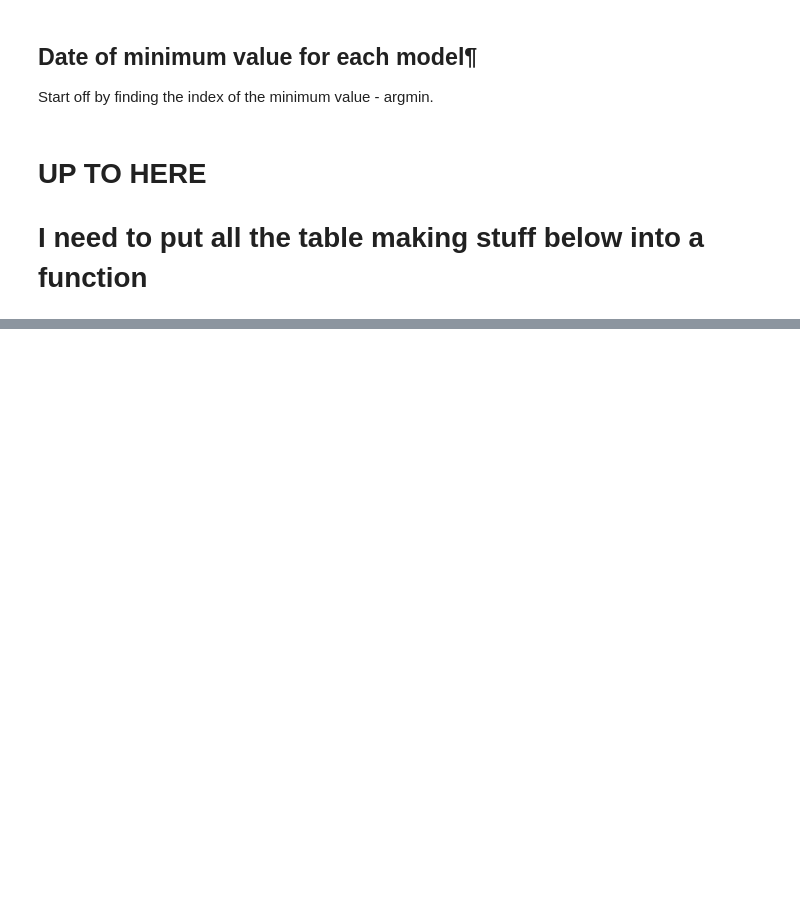
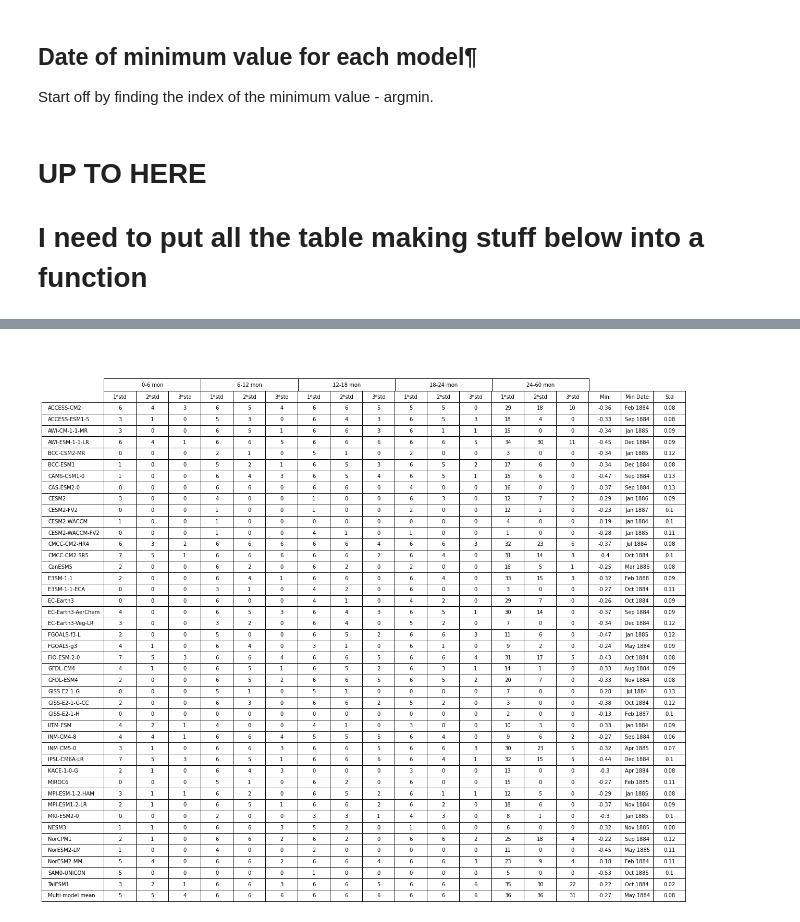
Before and after one commit to kbongi/masters_research, a Jupyter notebook: Statistical_significance_2020.12.22.ipynb, the cells around one changed output, grey strips where cells are left out. Drawn from its saved outputs; the diff is of its cells as text; code cells hidden in the pictures; blank space fills up the shorter version.

```diff
--- a/Statistical_significance_2020.12.22.ipynb
+++ b/Statistical_significance_2020.12.22.ipynb
@@ -302,0 +246,5 @@ stats_pr_EA = func.combine_stats(model_2std_count_EA.pr, model_3std_count_EA.pr,
+# %%
+func2=reload(func2)
+# %%
+# creates pandas dataframe table of event stats for global temperature
+event_stats_tas_Glob = func.stats_df(std_count_Glob.tas, model_min_Glob.tas, min_date_Glob.tas, std_Glob.tas)
@@ -302,0 +266,10 @@ stats_pr_EA = func.combine_stats(model_2std_count_EA.pr, model_3std_count_EA.pr,
+# %%
+# plot table of event statistics of temperature for globe
+fig, ax = plt.subplots(1, figsize=(20,15))
+
+# function to plot event stats table
+func2.stats_table(event_stats_tas_Glob, std_count_Glob.tas, ax)
+
+plt.savefig('event_stats_tas_Glob.pdf', dpi=300, bbox_inches='tight')
+# %% [output]
+[figure, added]
```
Also changed, not shown: parts of 18 cells of this notebook.
